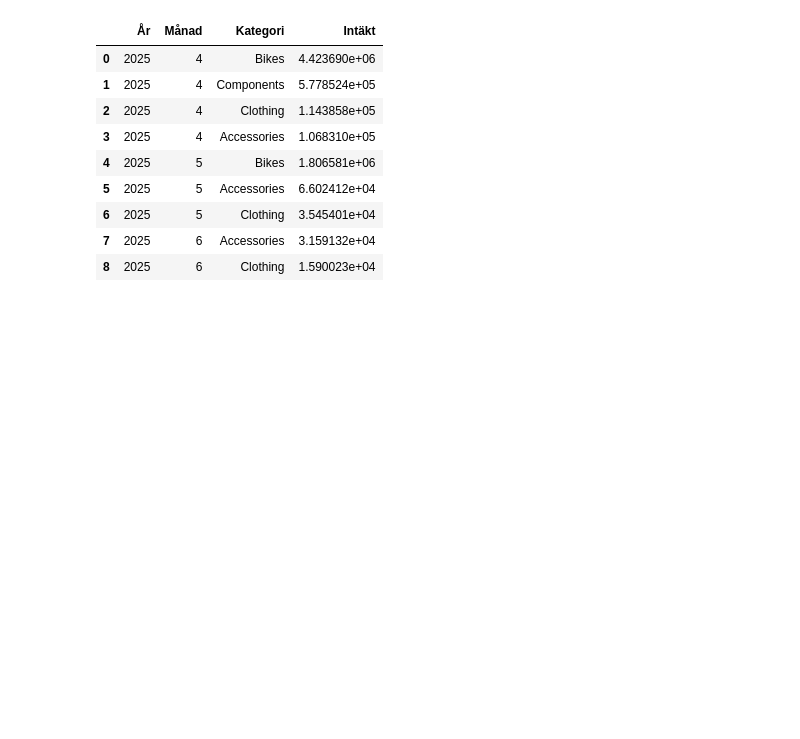
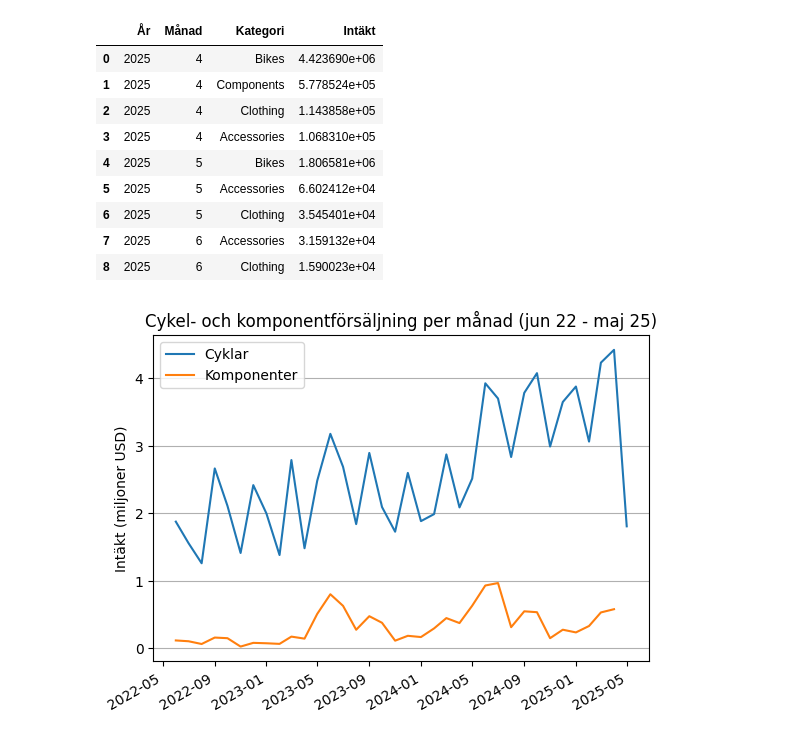
Before and after one commit to EliWei/SQL_uppgift_Dec25, a Jupyter notebook: Notebook.ipynb, the cells around one changed output. Drawn from its saved outputs; the diff is of its cells as text; code cells hidden in the pictures; blank space fills up the shorter version.

```diff
--- a/Notebook.ipynb
+++ b/Notebook.ipynb
@@ -347,2 +381,48 @@ plt.show()
+# %%
+df_bikerevenue_per_month = query_df(sql_bikerevenue_per_month)
+df_componentrevenue_per_month = query_df(sql_componentrevenue_per_month)
+
+# Kombinerar år och månad och skapar en ny kolumn 'Datum', så att vi kan visa det på en tidslinje / x-axeln
+df_bikerevenue_per_month['Datum'] = pd.to_datetime(
+    dict(
+        year=df_bikerevenue_per_month['År'],
+        month=df_bikerevenue_per_month['Månad'],
+        day=1                       #Sätter dagen som första dagen i månaden
+    )
+)
+
+df_componentrevenue_per_month['Datum'] = pd.to_datetime(
+    dict(
+        year=df_componentrevenue_per_month['År'],
+        month=df_componentrevenue_per_month['Månad'],
+        day=1                       #Sätter dagen som första dagen i månaden
+    )
+)
+
+df_bikerevenue_per_month = df_bikerevenue_per_month[
+    (df_bikerevenue_per_month['Datum'] >= '2022-06-01') &   #Då maj 2022 inte är en fullständig månad
+    (df_bikerevenue_per_month['Datum'] <= '2025-05-30')     #Då juni 2025 inte är en fullständig månad
+]
+
+df_componentrevenue_per_month = df_componentrevenue_per_month[
+    (df_componentrevenue_per_month['Datum'] >= '2022-06-01') &   #Då maj 2022 inte är en fullständig månad
+    (df_componentrevenue_per_month['Datum'] <= '2025-05-30')     #Då juni 2025 inte är en fullständig månad
+]
+# %%
+fig, ax =plt.subplots()
+bikerevenue_per_month = df_bikerevenue_per_month['Cykelförsäljning'] / 1_000_000
+componentrevenue_per_month= df_componentrevenue_per_month['Komponentförsäljning'] / 1_000_000
+
+ax.plot(df_bikerevenue_per_month['Datum'], bikerevenue_per_month, label='Cyklar')
+ax.plot(df_componentrevenue_per_month['Datum'], componentrevenue_per_month, label='Komponenter')
+
+ax.set_title("Cykel- och komponentförsäljning per månad (jun 22 - maj 25)")
+ax.set_ylabel("Intäkt (miljoner USD)")
+ax.grid(True, axis='y')
+ax.legend()
+fig.autofmt_xdate()
+plt.show()
+# %% [output]
+[figure, added]
 # %% [markdown]
 ## Insikter - Försäljning över tid
```
Also changed, not shown: parts of 8 cells of this notebook, 2 other files.
